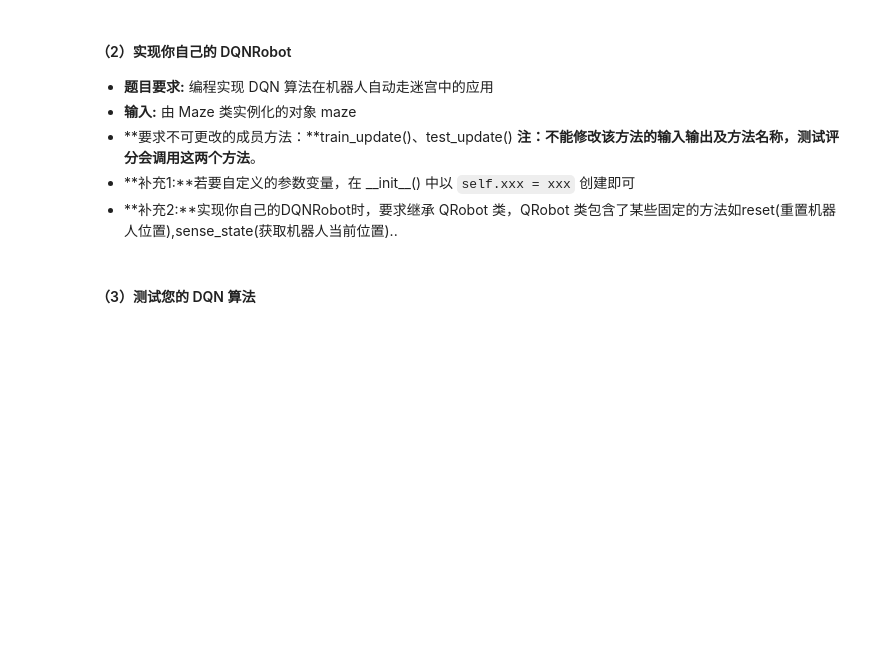
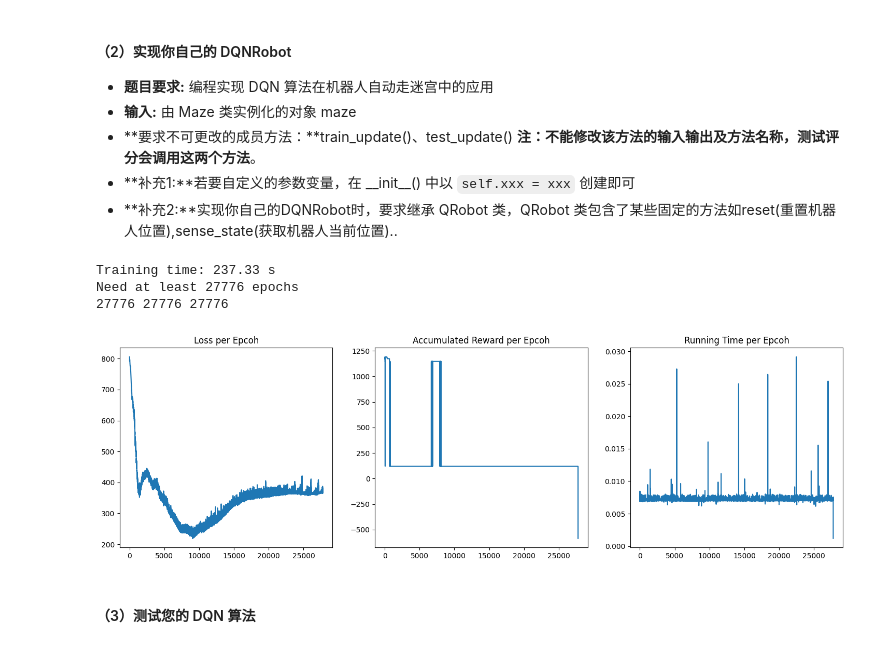
Before and after one commit to triplepiers/Crazy-ZZB, a Jupyter notebook: 人工智能算法与系统/Projects/HW_3/main.ipynb, the cells around one changed output. Saved outputs shown, nothing was run; the diff lists cells and outputs as text; code cells hidden in the pictures; blank space fills up the shorter version.

```diff
--- a/人工智能算法与系统/Projects/HW_3/main.ipynb
+++ b/人工智能算法与系统/Projects/HW_3/main.ipynb
@@ -665,7 +665,8 @@ class Robot(QRobot):
             'state_size':  2,
             'action_size': 4,
             'seed':        seed,
-            'mine':        True
+            # 'mine':        True,
+            'mine': False
         }
 
         # init NN
@@ -791,7 +792,7 @@ class Robot(QRobot):
 import time
 
 def train_my_robot(robot): # 使用时需要注视掉 train_update() 中自动 learn() 的部分
-    loss_list  = []
+    loss_list, reward_list, time_list  = [], [], []
     batch_size = len(robot.memory)
     m_size     = robot.maze.maze_size
     dst_reward = robot.maze.reward['destination']
@@ -801,12 +802,21 @@ def train_my_robot(robot): # 使用时需要注视掉 train_update() 中自动 l
         loss = robot.learn(batch_size)
         loss_list.append(loss)
         robot.reset()
+        accumulated_r = 0
+        e_start = time.time()
         for _ in range(m_size ** 2 - 1):
             a, r = robot.test_update()
+            accumulated_r += r
             if r == dst_reward:
-                print('Training time: {:.2f} s'.format(time.time() - start))
+                e_end = time.time()
+                print('Training time: {:.2f} s'.format(e_end - start))
                 print(f'Need at least {len(loss_list)} epochs')
-                return loss_list
+                reward_list.append(accumulated_r)
+                time_list.append(e_end-e_start)
+                return loss_list, reward_list, time_list
+        e_end = time.time()
+        reward_list.append(accumulated_r)
+        time_list.append(e_end-e_start)
 
 def test_my_robot(robot):
     robot.reset() # clear
@@ -820,6 +830,36 @@ def test_my_robot(robot):
             print('Reach destionation @ TEST')
             break
     return
+# %%
+# train
+from Maze import Maze
+maze_size = 11
+
+maze = Maze(maze_size)
+robot = Robot(maze)
+ll, rl, tl = train_my_robot(robot)
+# %% [output]
+Training time: 237.33 s
+Need at least 27776 epochs
+27776 27776 27776
+# %%
+# draw picture
+import matplotlib.pyplot as plt
+
+data_lists  = [ll, rl, tl]
+title_lists = ['Loss', 'Accumulated Reward', 'Running Time']
+x           = range(1, len(ll)+1)
+
+fig, axs = plt.subplots(1,3, figsize=(18, 5))
+
+for i in range(3):
+    ax = axs[i]
+    ax.plot(x, data_lists[i])
+    ax.set_title(f'{title_lists[i]} per Epcoh')
+
+plt.show()
+# %% [output]
+[figure, added]
 # %% [markdown]
 #### （3）测试您的 DQN 算法
 # %%
```
Also changed, not shown: 8 other files.
